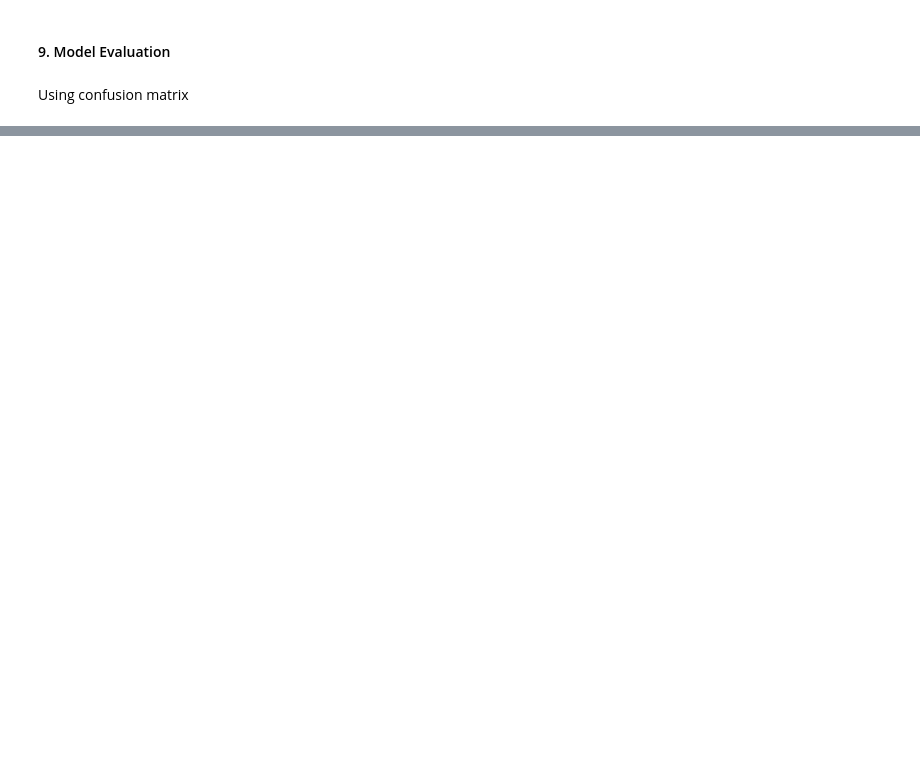
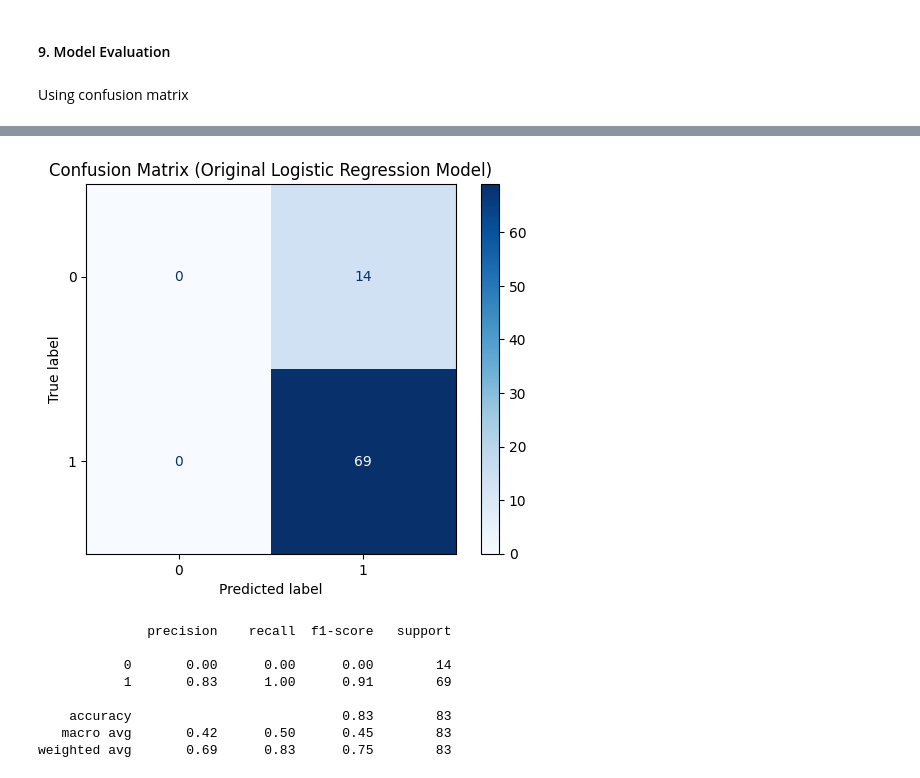
Before and after one commit to rzkybagaskara/sentiment-analysis-vat-12percent-indonesia, a Jupyter notebook: notebook_binary.ipynb, the cells around one changed output, grey strips where cells are left out. Cells and saved outputs as stored; diff of their text form; code cells hidden in the pictures; blank space fills up the shorter version.

```diff
--- a/notebook_binary.ipynb
+++ b/notebook_binary.ipynb
@@ -656,0 +835,20 @@ Using confusion matrix
+# %%
+cm = confusion_matrix(y_test, y_pred_logreg)
+
+# Plot
+disp = ConfusionMatrixDisplay(confusion_matrix=cm, display_labels=[0, 1])
+disp.plot(cmap=plt.cm.Blues)
+plt.title("Confusion Matrix (Original Logistic Regression Model)")
+plt.show()
+
+print(classification_report(y_test, y_pred_logreg))
+# %% [output]
+[figure, added]
+              precision    recall  f1-score   support
+
+           0       0.00      0.00      0.00        14
+           1       0.83      1.00      0.91        69
+
+    accuracy                           0.83        83
+   macro avg       0.42      0.50      0.45        83
+weighted avg       0.69      0.83      0.75        83
```
Also changed, not shown: parts of 55 cells of this notebook.
